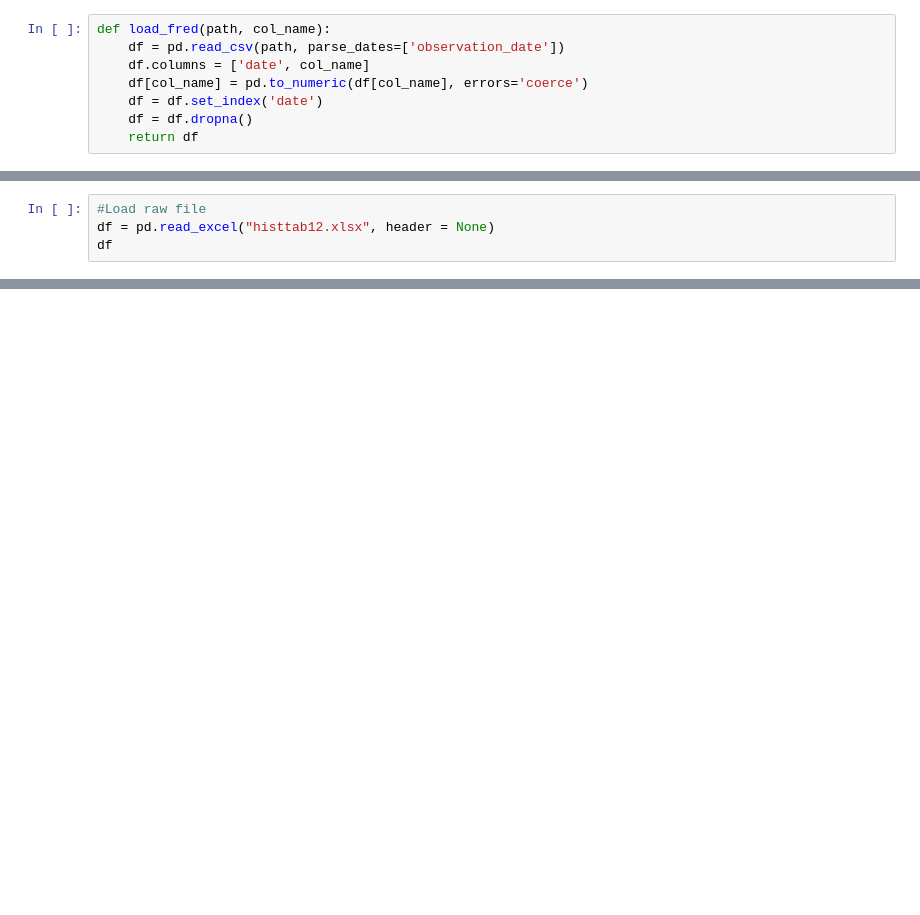
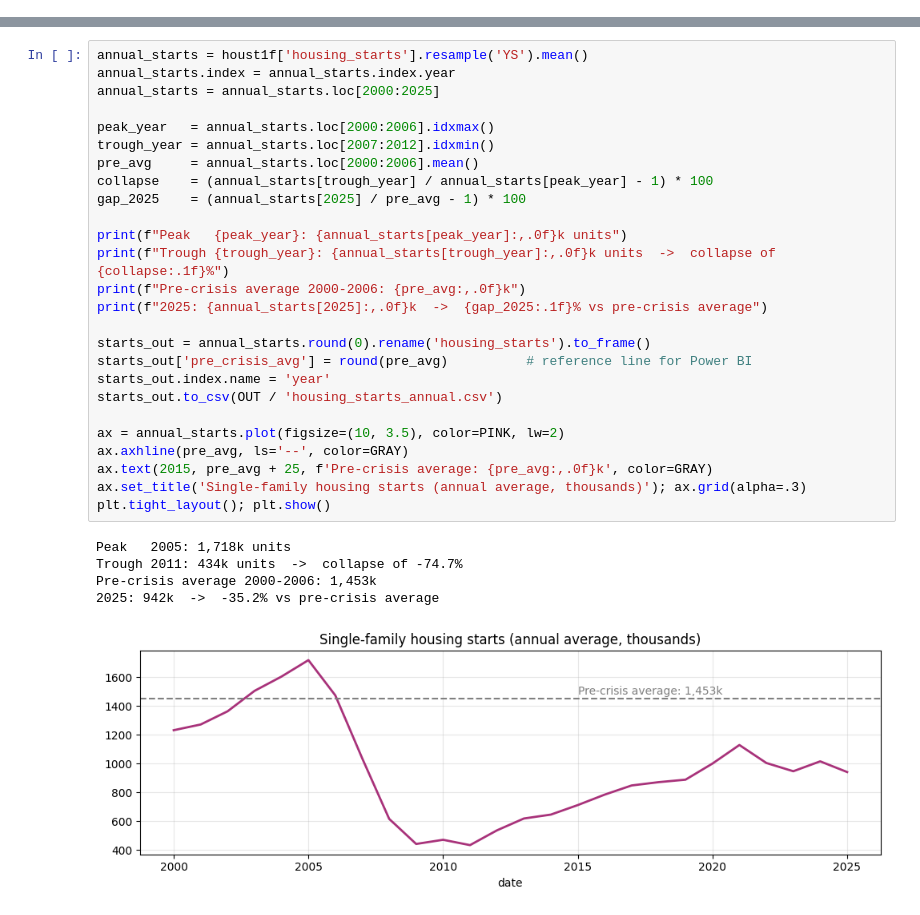
Before and after one commit to Latherine/us-housing-affordability-crisis, a Jupyter notebook: validate.ipynb, the cells around one changed output, grey strips where cells are left out. Drawn from its saved outputs; the diff is of its cells as text; blank space fills up the shorter version.

```diff
--- a/validate.ipynb
+++ b/validate.ipynb
@@ -7,8 +0,0 @@ warnings.filterwarnings('ignore')
-# %%
-def load_fred(path, col_name):
-    df = pd.read_csv(path, parse_dates=['observation_date'])
-    df.columns = ['date', col_name]
-    df[col_name] = pd.to_numeric(df[col_name], errors='coerce')
-    df = df.set_index('date')
-    df = df.dropna()
-    return df
@@ -193,4 +0,0 @@ Dashboard reference line should be 1,453 (2000-2006 avg), not 1,400
-# %%
-#Load raw file
-df = pd.read_excel("histtab12.xlsx", header = None)
-df
@@ -601,0 +102,32 @@ state_home_values.csv         51 rows
+# %%
+annual_starts = houst1f['housing_starts'].resample('YS').mean()
+annual_starts.index = annual_starts.index.year
+annual_starts = annual_starts.loc[2000:2025]
+
+peak_year   = annual_starts.loc[2000:2006].idxmax()
+trough_year = annual_starts.loc[2007:2012].idxmin()
+pre_avg     = annual_starts.loc[2000:2006].mean()
+collapse    = (annual_starts[trough_year] / annual_starts[peak_year] - 1) * 100
+gap_2025    = (annual_starts[2025] / pre_avg - 1) * 100
+
+print(f"Peak   {peak_year}: {annual_starts[peak_year]:,.0f}k units")
+print(f"Trough {trough_year}: {annual_starts[trough_year]:,.0f}k units  ->  collapse of {collapse:.1f}%")
+print(f"Pre-crisis average 2000-2006: {pre_avg:,.0f}k")
+print(f"2025: {annual_starts[2025]:,.0f}k  ->  {gap_2025:.1f}% vs pre-crisis average")
+
+starts_out = annual_starts.round(0).rename('housing_starts').to_frame()
+starts_out['pre_crisis_avg'] = round(pre_avg)          # reference line for Power BI
+starts_out.index.name = 'year'
+starts_out.to_csv(OUT / 'housing_starts_annual.csv')
+
+ax = annual_starts.plot(figsize=(10, 3.5), color=PINK, lw=2)
+ax.axhline(pre_avg, ls='--', color=GRAY)
+ax.text(2015, pre_avg + 25, f'Pre-crisis average: {pre_avg:,.0f}k', color=GRAY)
+ax.set_title('Single-family housing starts (annual average, thousands)'); ax.grid(alpha=.3)
+plt.tight_layout(); plt.show()
+# %% [output]
+Peak   2005: 1,718k units
+Trough 2011: 434k units  ->  collapse of -74.7%
+Pre-crisis average 2000-2006: 1,453k
+2025: 942k  ->  -35.2% vs pre-crisis average
+[figure, added]
```
Also changed, not shown: parts of 51 cells of this notebook, 17 other files.
